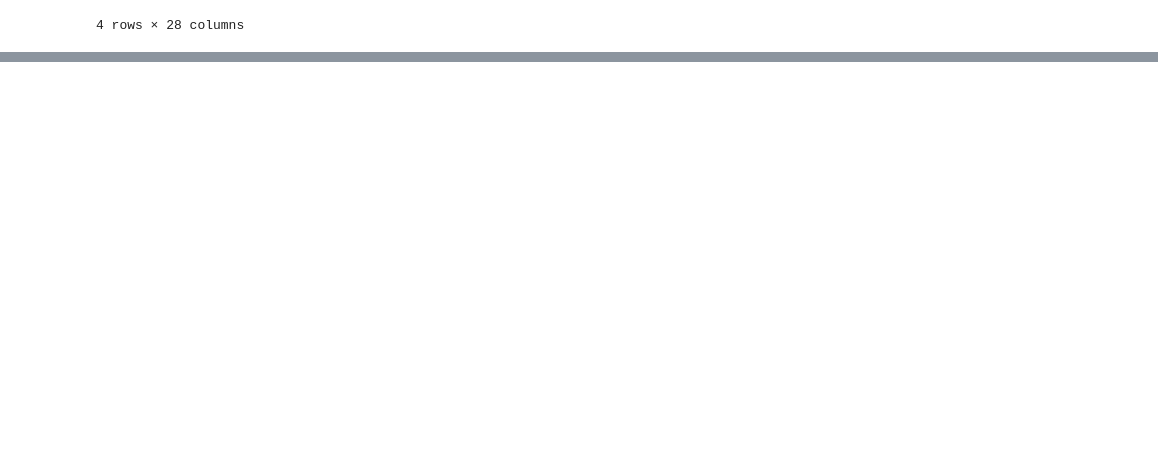
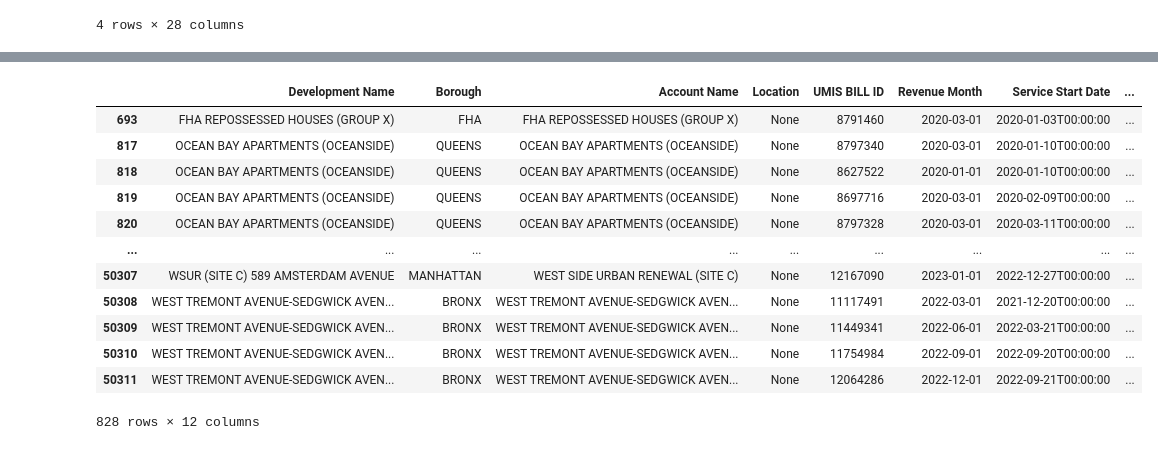
Before and after one commit to asim-21172218/DAP_Project, a Jupyter notebook: Water_Consumption_data_processing.ipynb, the cells around one changed output, grey strips where cells are left out. Cells and saved outputs as stored; diff of their text form; code cells hidden in the pictures; blank space fills up the shorter version.

```diff
--- a/Water_Consumption_data_processing.ipynb
+++ b/Water_Consumption_data_processing.ipynb
@@ -95,0 +131,4 @@ df
+# %%
+date_na=df[df["Service Start Date"].isna()]
+
+df = df.drop(date_na.index)
@@ -95,0 +139,8 @@ df
+# %%
+df["Revenue Month"] = pd.to_datetime(df["Revenue Month"], format='%Y-%m-%d')
+# %%
+# filtering data as we are only considering data from 2013 and 2020
+
+df = df.loc[(df["Revenue Month"] >'2012-12-31') | (df["Revenue Month"] < '2021-01-01')]
+
+len(df)
@@ -95,0 +149,3 @@ df
+# %%
+#Water&Sewer Charges,Other Charges,Estimated,Bill Analyzed,TDS #,EDP,RC Code,Location,Meter AMR,Funding Source,sid,id
+clean_data = df[["Development Name","Borough","Account Name","Location","UMIS BILL ID","Revenue Month","Service Start Date","Service End Date","# days","Meter Number","Consumption (HCF)","Rate Class"]]
@@ -95,0 +178,18 @@ df
+# %%
+len(clean_data)
+
+clean_data[clean_data["Location"].isnull()]
+# %% [output]
+|  | Development Name | Borough | Account Name | Location | UMIS BILL ID | Revenue Month | Service Start Date | ... |
+| 693 | FHA REPOSSESSED HOUSES (GROUP X) | FHA | FHA REPOSSESSED HOUSES (GROUP X) | None | 8791460 | 2020-03-01 | 2020-01-03T00:00:00 | ... |
+| 817 | OCEAN BAY APARTMENTS (OCEANSIDE) | QUEENS | OCEAN BAY APARTMENTS (OCEANSIDE) | None | 8797340 | 2020-03-01 | 2020-01-10T00:00:00 | ... |
+| 818 | OCEAN BAY APARTMENTS (OCEANSIDE) | QUEENS | OCEAN BAY APARTMENTS (OCEANSIDE) | None | 8627522 | 2020-01-01 | 2020-01-10T00:00:00 | ... |
+| 819 | OCEAN BAY APARTMENTS (OCEANSIDE) | QUEENS | OCEAN BAY APARTMENTS (OCEANSIDE) | None | 8697716 | 2020-03-01 | 2020-02-09T00:00:00 | ... |
+| 820 | OCEAN BAY APARTMENTS (OCEANSIDE) | QUEENS | OCEAN BAY APARTMENTS (OCEANSIDE) | None | 8797328 | 2020-03-01 | 2020-03-11T00:00:00 | ... |
+| ... | ... | ... | ... | ... | ... | ... | ... | ... |
+| 50307 | WSUR (SITE C) 589 AMSTERDAM AVENUE | MANHATTAN | WEST SIDE URBAN RENEWAL (SITE C) | None | 12167090 | 2023-01-01 | 2022-12-27T00:00:00 | ... |
+| 50308 | WEST TREMONT AVENUE-SEDGWICK AVEN... | BRONX | WEST TREMONT AVENUE-SEDGWICK AVEN... | None | 11117491 | 2022-03-01 | 2021-12-20T00:00:00 | ... |
+| 50309 | WEST TREMONT AVENUE-SEDGWICK AVEN... | BRONX | WEST TREMONT AVENUE-SEDGWICK AVEN... | None | 11449341 | 2022-06-01 | 2022-03-21T00:00:00 | ... |
+| 50310 | WEST TREMONT AVENUE-SEDGWICK AVEN... | BRONX | WEST TREMONT AVENUE-SEDGWICK AVEN... | None | 11754984 | 2022-09-01 | 2022-09-20T00:00:00 | ... |
+| 50311 | WEST TREMONT AVENUE-SEDGWICK AVEN... | BRONX | WEST TREMONT AVENUE-SEDGWICK AVEN... | None | 12064286 | 2022-12-01 | 2022-09-21T00:00:00 | ... |
+828 rows × 12 columns
```
Also changed, not shown: parts of 17 cells of this notebook.
